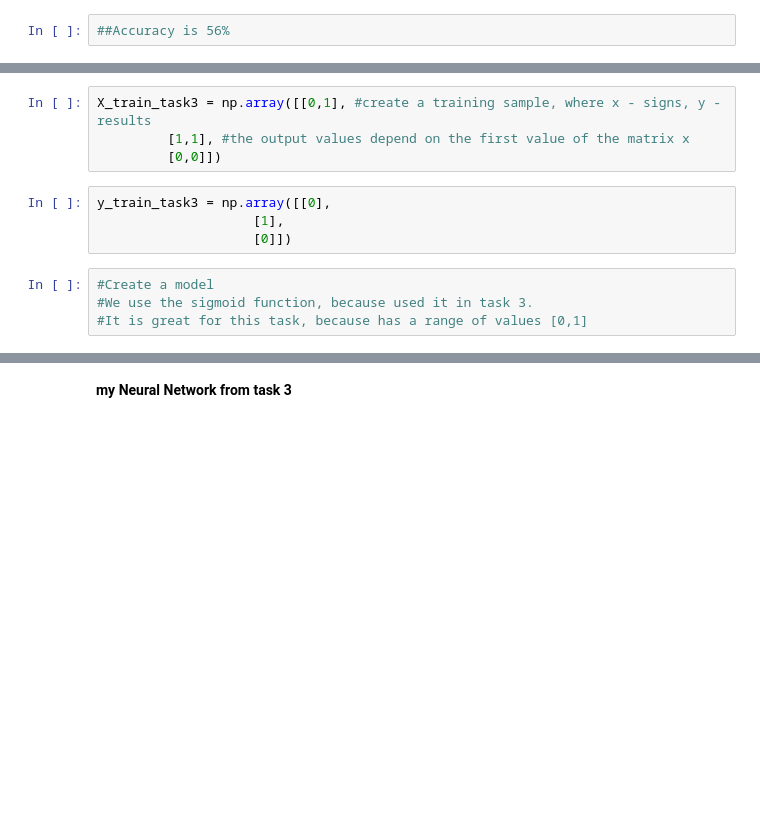
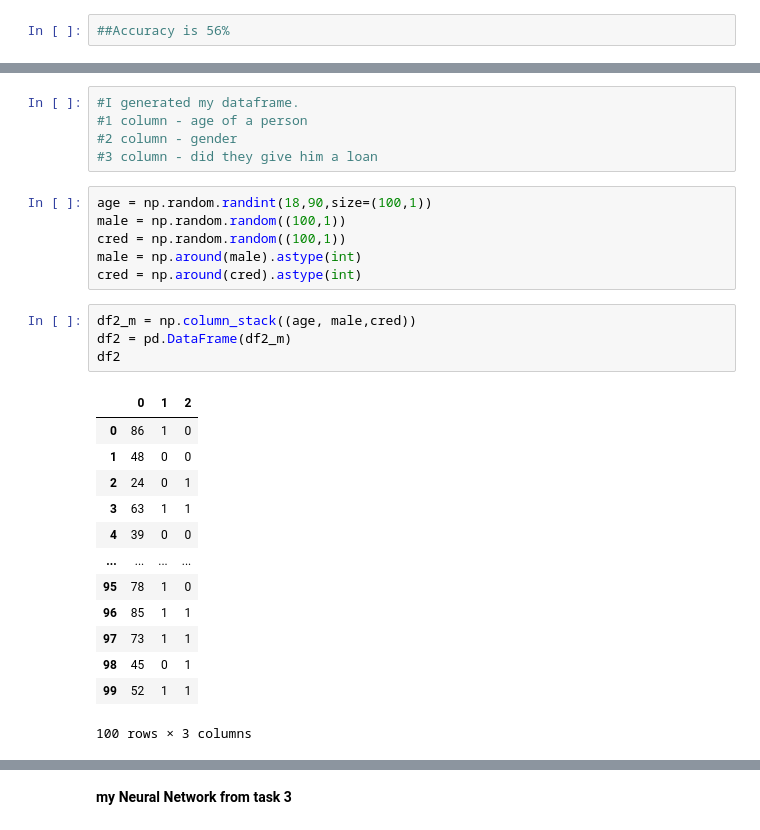
Before and after one commit to eukhenio/ds_school_2020, a Jupyter notebook: task 4/SmetaninMaximTask4.ipynb, the cells around one changed output, grey strips where cells are left out. Saved outputs shown, nothing was run; the diff lists cells and outputs as text; blank space fills up the shorter version.

```diff
--- a/task 4/SmetaninMaximTask4.ipynb
+++ b/task 4/SmetaninMaximTask4.ipynb
@@ -128,12 +113,29 @@ accuracy_score (np.around(model1.predict(X_test)),y_test)
-# %%
-X_train_task3 = np.array([[0,1], #create a training sample, where x - signs, y - results
-         [1,1], #the output values depend on the first value of the matrix x
-         [0,0]])
-# %%
-y_train_task3 = np.array([[0],
-                    [1],
-                    [0]])
-# %%
-#Create a model
-#We use the sigmoid function, because used it in task 3.
-#It is great for this task, because has a range of values [0,1]
+# %%
+#I generated my dataframe.
+#1 column - age of a person
+#2 column - gender
+#3 column - did they give him a loan
+# %%
+age = np.random.randint(18,90,size=(100,1))
+male = np.random.random((100,1))
+cred = np.random.random((100,1))
+male = np.around(male).astype(int)
+cred = np.around(cred).astype(int)
+# %%
+df2_m = np.column_stack((age, male,cred))
+df2 = pd.DataFrame(df2_m)
+df2
+# %% [output]
+|  | 0 | 1 | 2 |
+| 0 | 86 | 1 | 0 |
+| 1 | 48 | 0 | 0 |
+| 2 | 24 | 0 | 1 |
+| 3 | 63 | 1 | 1 |
+| 4 | 39 | 0 | 0 |
+| ... | ... | ... | ... |
+| 95 | 78 | 1 | 0 |
+| 96 | 85 | 1 | 1 |
+| 97 | 73 | 1 | 1 |
+| 98 | 45 | 0 | 1 |
+| 99 | 52 | 1 | 1 |
+100 rows × 3 columns
```
Also changed, not shown: parts of 49 cells of this notebook.
